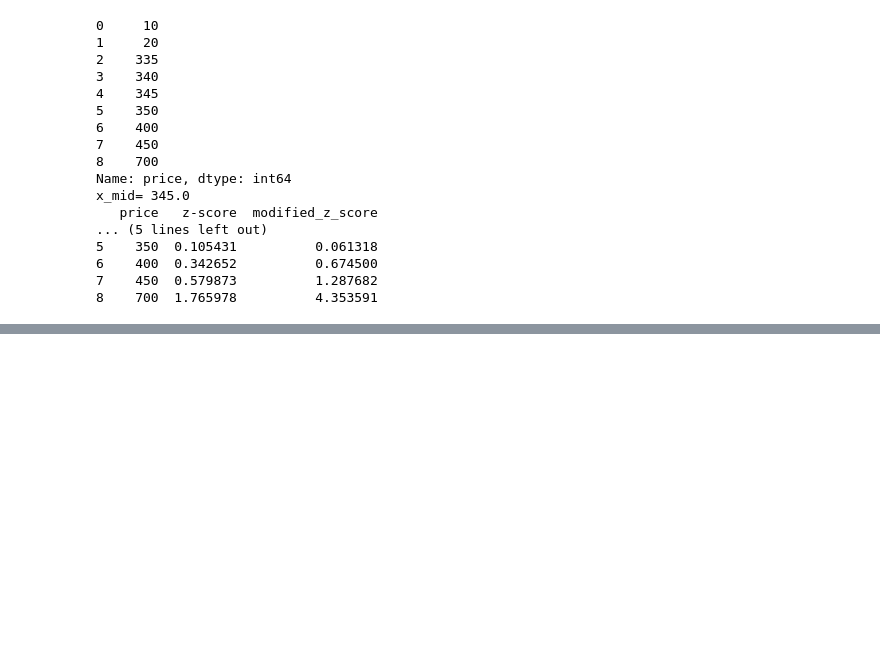
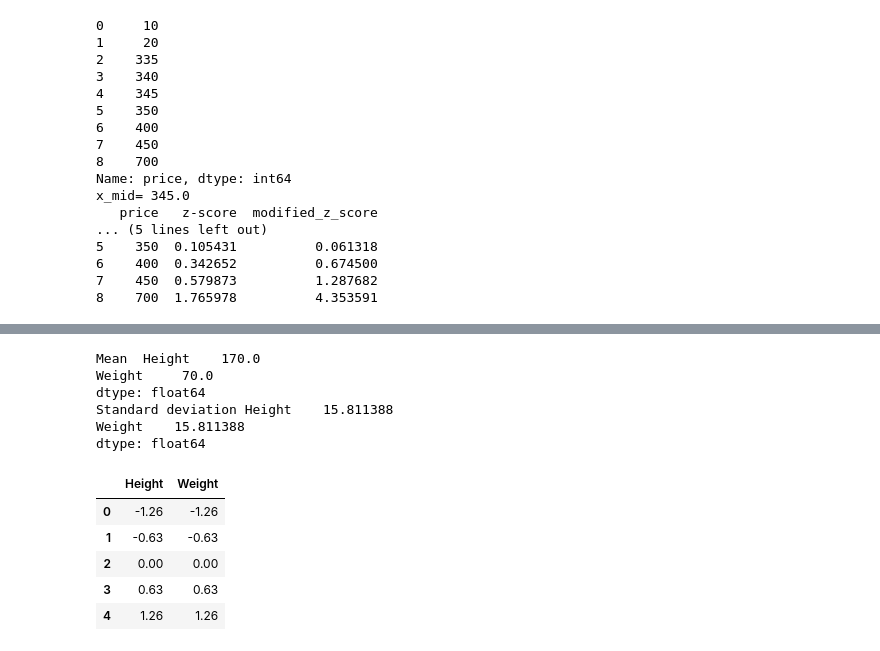
Before and after one commit to arman-hossain45/Phitrom_AI-ML, a Jupyter notebook: allModulePractice.ipynb, the cells around one changed output, grey strips where cells are left out. Saved outputs shown, nothing was run; the diff lists cells and outputs as text; code cells hidden in the pictures; blank space fills up the shorter version.

```diff
--- a/allModulePractice.ipynb
+++ b/allModulePractice.ipynb
@@ -4223,0 +4249,20 @@ x_mid= 345.0
+# %%
+m=df.mean()
+print('Mean ',m)
+s=df.std()
+print("Standard deviation",s)
+z=(df-m)/s
+z.round(2)
+# %% [output]
+Mean  Height    170.0
+Weight     70.0
+dtype: float64
+Standard deviation Height    15.811388
+Weight    15.811388
+dtype: float64
+|  | Height | Weight |
+| 0 | -1.26 | -1.26 |
+| 1 | -0.63 | -0.63 |
+| 2 | 0.00 | 0.00 |
+| 3 | 0.63 | 0.63 |
+| 4 | 1.26 | 1.26 |
```
Also changed, not shown: parts of 6 cells of this notebook.
